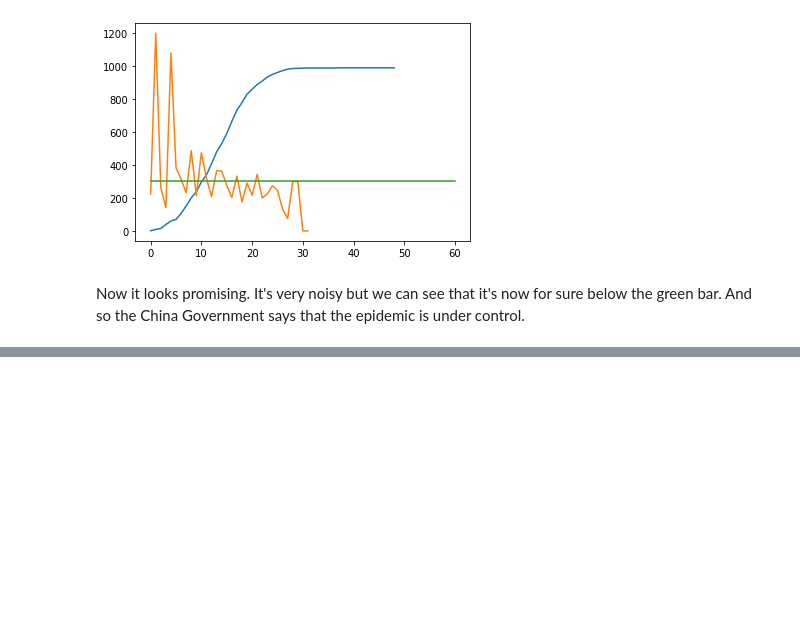
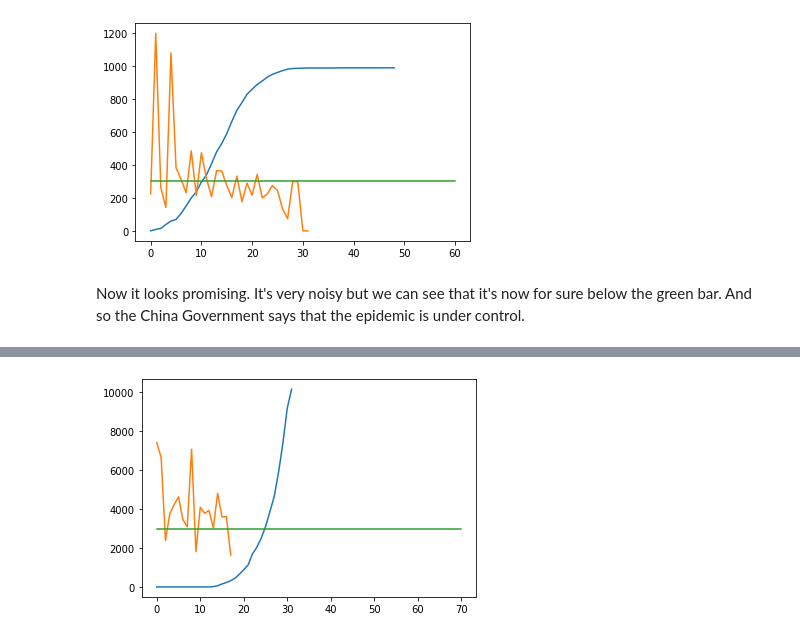
Before and after one commit to pniedzwiedzinski/COVID-19, a Jupyter notebook: COVID_19_Poland.ipynb, the cells around one changed output, grey strips where cells are left out. Cells and saved outputs as stored; diff of their text form; code cells hidden in the pictures; blank space fills up the shorter version.

```diff
--- a/COVID_19_Poland.ipynb
+++ b/COVID_19_Poland.ipynb
@@ -257,0 +276,4 @@ Now it looks promising. It's very noisy but we can see that it's now for sure be
+# %%
+predictor(dataset_italy, 3000)
+# %% [output]
+[figure, added]
```
Also changed, not shown: parts of 3 cells of this notebook.
